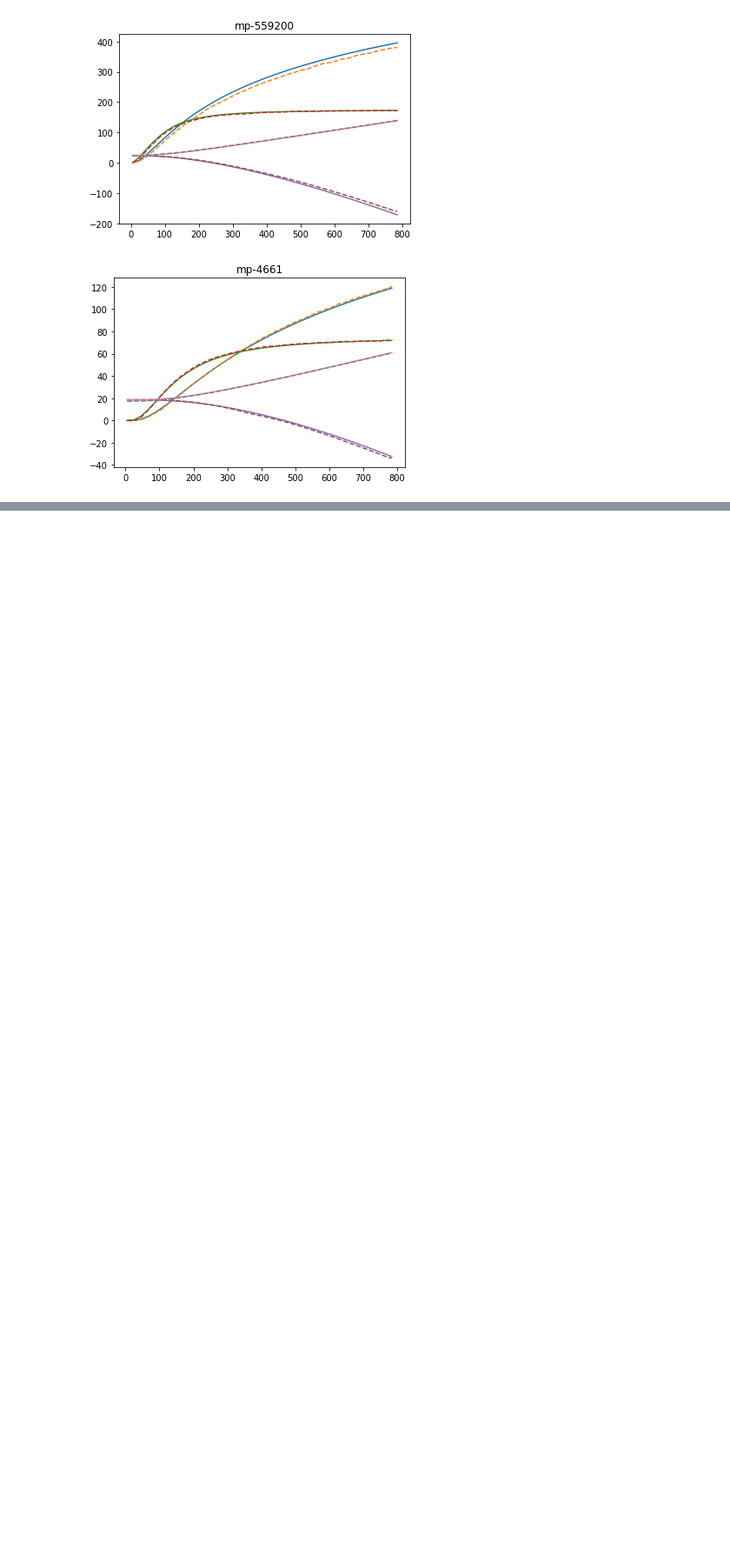
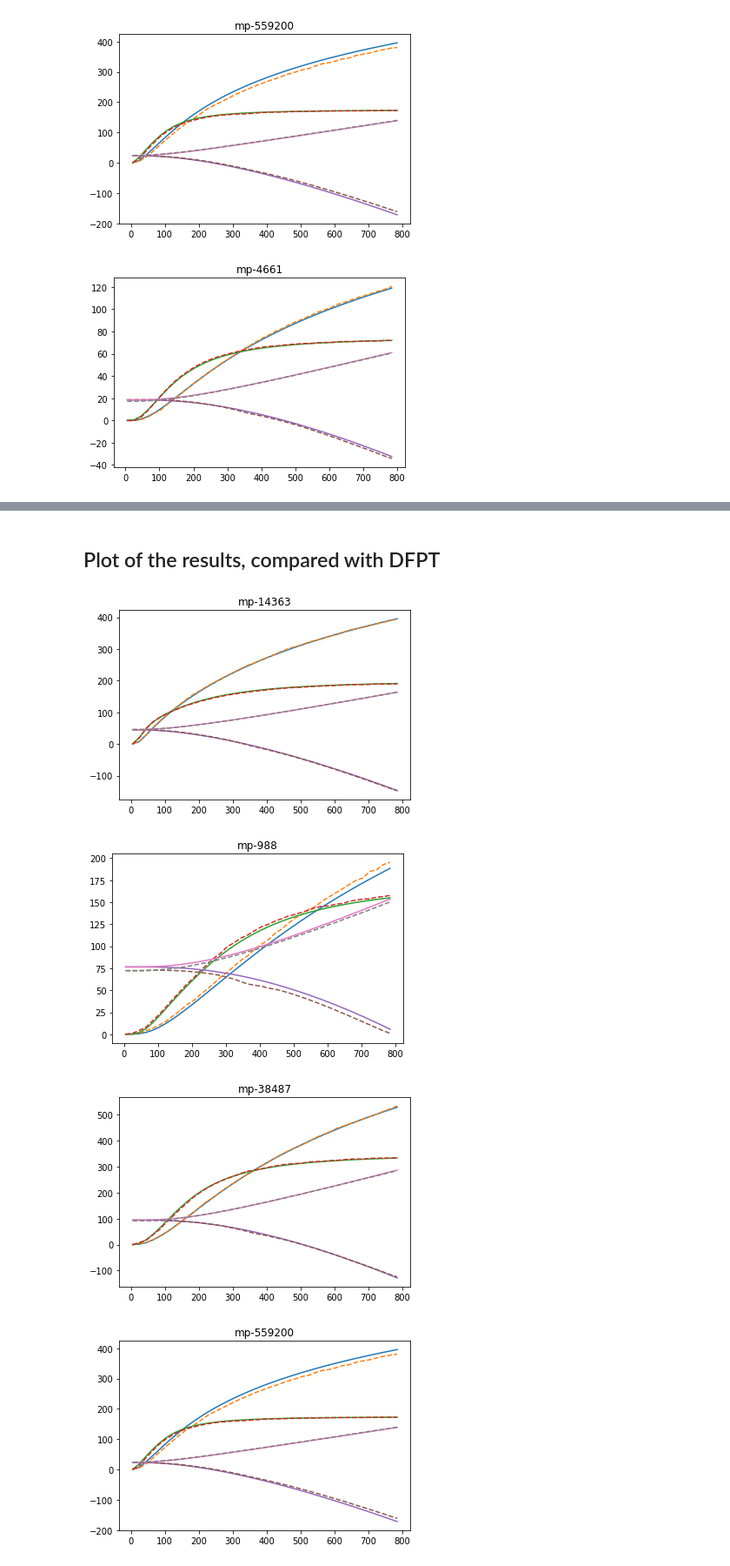
Before and after one commit to ppdebreuck/modnet, a Jupyter notebook: example_notebooks/predicting_vib_thermo.ipynb, the cells around one changed output, grey strips where cells are left out. Shown: that part at 87% size. Drawn from its saved outputs; the diff is of its cells as text; code cells hidden in the pictures; blank space fills up the shorter version.

```diff
--- a/example_notebooks/predicting_vib_thermo.ipynb
+++ b/example_notebooks/predicting_vib_thermo.ipynb
@@ -37,4 +34,4 @@ df
 | mp-4661 | 0.001324 | 0.003626 | 18498.425405 | 18498.432027 | 0.009466 | 0.027762 | 18498.402684 | 18498.497344 | 0.032300 | 0.101796 | ... | ... |
 5 rows × 642 columns
 # %%
-md = MODData(df['structure'],mpids = df.index)
+md = MODData(df['structure'],structure_ids = df.index)
@@ -89,0 +181,2 @@ for mpid in df_predictions.index:
+# %%
+df_predictions = model.predict(md) # you can either use md or md2 here
@@ -89,0 +193,37 @@ for mpid in df_predictions.index:
+# %% [markdown]
+## Plot of the results, compared with DFPT
+# %%
+from matplotlib import pyplot as plt
+
+for mpid in df_predictions.index:
+    temp = range(5,801,20)
+    S_true = df.loc[mpid,['S_{}'.format(T) for T in temp]].values
+    S_pred = df_predictions.loc[mpid,['S_{}_atom'.format(T) for T in temp]].values*df.loc[mpid,'natoms']
+
+    C_v_true = df.loc[mpid,['C_v_{}'.format(T) for T in temp]].values
+    C_v_pred = df_predictions.loc[mpid,['C_v_{}_atom'.format(T) for T in temp]].values*df.loc[mpid,'natoms']
+
+    H_true = df.loc[mpid,['H_{}'.format(T) for T in temp]].values/1000
+    H_pred = df_predictions.loc[mpid,['H_{}_atom'.format(T) for T in temp]].values*df.loc[mpid,'natoms']/1000
+
+    U_true = df.loc[mpid,['U_{}'.format(T) for T in temp]].values/1000
+    U_pred = df_predictions.loc[mpid,['U_{}_atom'.format(T) for T in temp]].values*df.loc[mpid,'natoms']/1000
+
+    fig,ax = plt.subplots()
+    ax.set_title(mpid)
+    ax.plot(temp,S_true)
+    ax.plot(temp,S_pred,'--')
+
+    ax.plot(temp,C_v_true)
+    ax.plot(temp,C_v_pred,'--')
+
+    ax.plot(temp,H_true)
+    ax.plot(temp,H_pred,'--')
+
+    ax.plot(temp,U_true)
+    ax.plot(temp,U_pred,'--')
+# %% [output]
+[figure, added]
+[figure, added]
+[figure, added]
+[figure, added]
```
Also changed, not shown: parts of 14 cells of this notebook, 8 other files.
